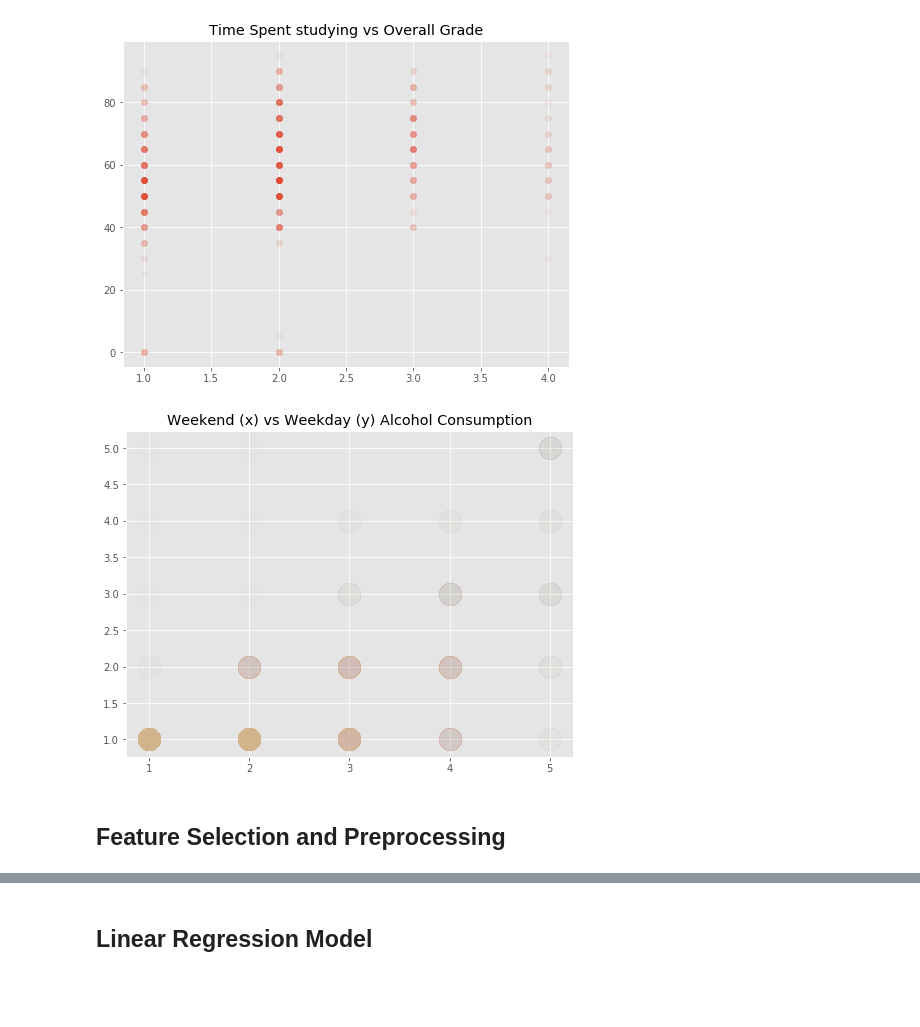
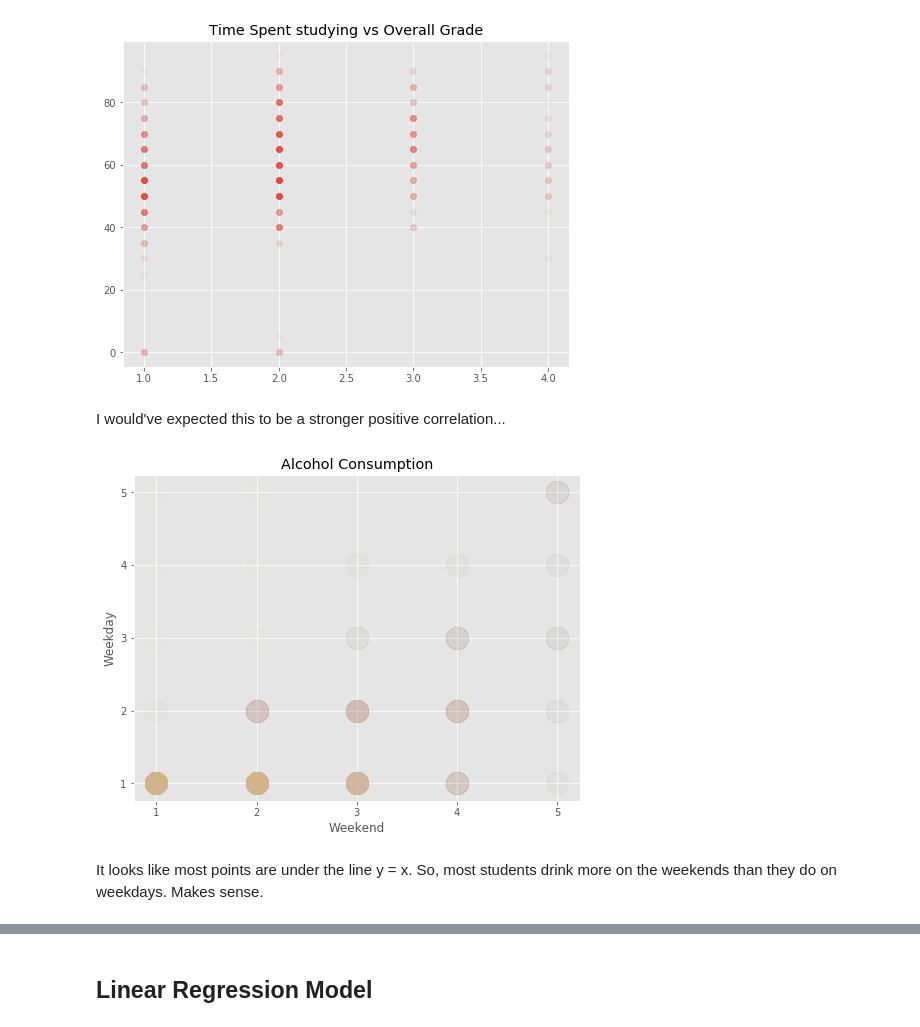
Before and after one commit to neil-ash/Kaggle, a Jupyter notebook: Student_Alcohol_Consumption/Student_EDA.ipynb, the cells around one changed output, grey strips where cells are left out. Saved outputs shown, nothing was run; the diff lists cells and outputs as text; code cells hidden in the pictures; blank space fills up the shorter version.

```diff
--- a/Student_Alcohol_Consumption/Student_EDA.ipynb
+++ b/Student_Alcohol_Consumption/Student_EDA.ipynb
@@ -68,6 +68,7 @@ False
 # %% [markdown]
 Yay! No missing values
 # %%
+plt.rcParams['figure.figsize'] = [8, 6]
 por.G1.hist()
 plt.title('First Period Grade');
 # %% [output]
@@ -144,11 +146,16 @@ plt.scatter(por.studytime, por.G3 * 5, alpha=0.05)
 plt.title('Time Spent studying vs Overall Grade');
 # %% [output]
 [figure]
+# %% [markdown]
+I would've expected this to be a stronger positive correlation...
 # %%
 plt.scatter(por.Walc, por.Dalc, alpha=0.01, s=500, color='tan')
-plt.xticks([i for i in range(1, 6)]);
-plt.title('Weekend (x) vs Weekday (y) Alcohol Consumption');
+plt.xticks([i for i in range(1, 6)])
+plt.yticks([i for i in range(1, 6)])
+plt.xlabel('Weekend')
+plt.ylabel('Weekday')
+plt.title('Alcohol Consumption');
 # %% [output]
-[figure, old version]
+[figure, new version]
-# %% [markdown]
-## Feature Selection and Preprocessing
+# %% [markdown]
+It looks like most points are under the line y = x. So, most students drink more on the weekends than they do on weekdays. Makes sense.
```
Also changed, not shown: parts of 32 cells of this notebook.
